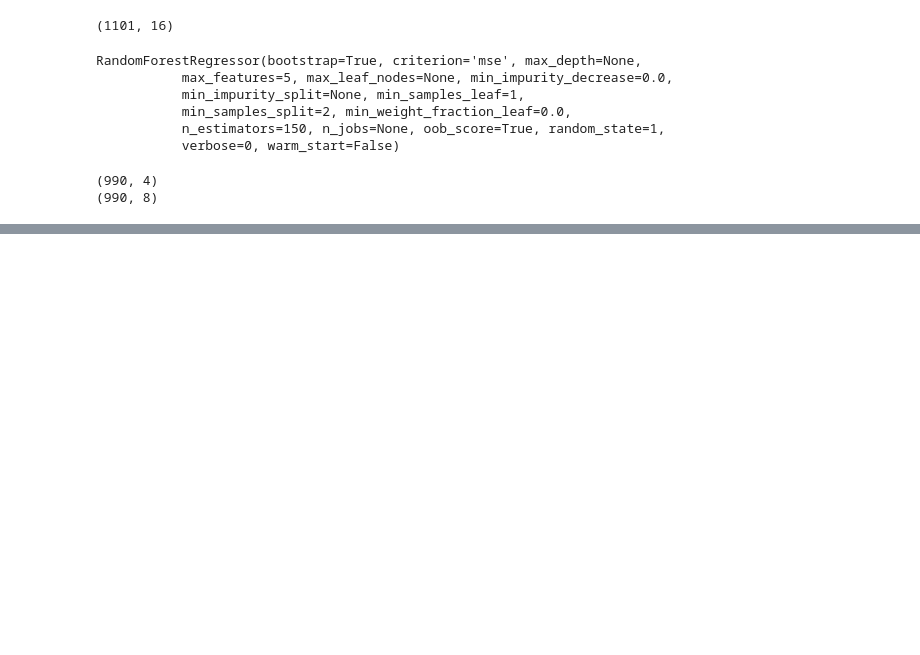
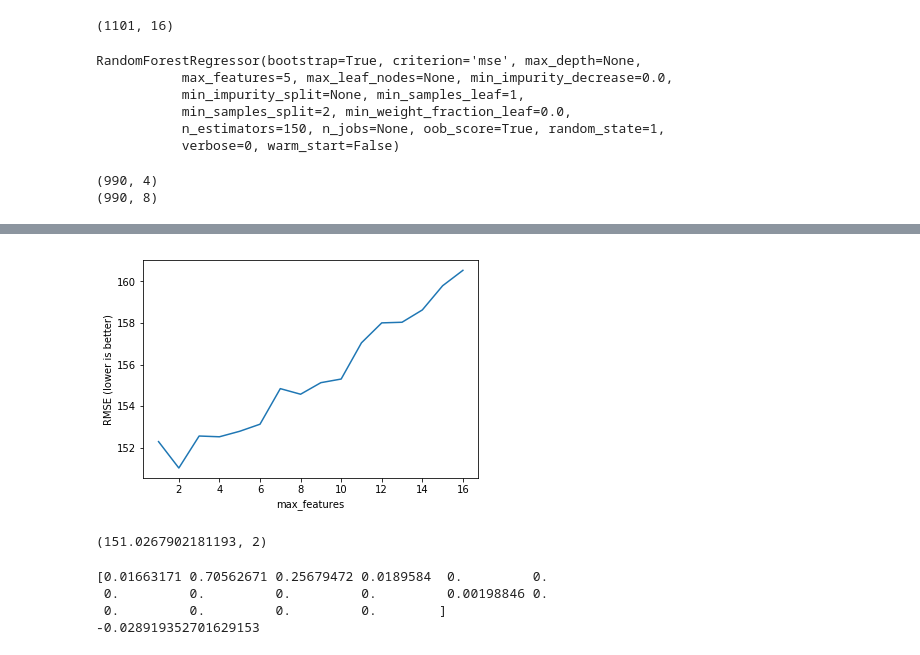
Before and after one commit to KayliBrownstein/data-science-flatworld-sales, a Jupyter notebook: revised_institutions_eda.ipynb, the cells around one changed output, grey strips where cells are left out. Drawn from its saved outputs; the diff is of its cells as text; code cells hidden in the pictures; blank space fills up the shorter version.

```diff
--- a/revised_institutions_eda.ipynb
+++ b/revised_institutions_eda.ipynb
@@ -669,0 +707,25 @@ np.mean(np.sqrt(-scores))
+# %%
+# List of values to try for max_features:
+feature_range = list(range(1, len(feature_cols)+1))
+
+# List to store the average RMSE for each value of max_features:
+RMSE_scores = []
+
+# Use 10-fold cross-validation with each value of max_features (Warning: Super slow!).
+for feature in feature_range:
+    rfreg = RandomForestRegressor(n_estimators=150, max_features=feature, random_state=1)
+    MSE_scores = cross_val_score(rfreg, X, y, cv=10, scoring='neg_mean_squared_error')
+    RMSE_scores.append(np.mean(np.sqrt(-MSE_scores)))
+# %%
+# Plot max_features (x-axis) versus RMSE (y-axis).
+
+plt.plot(feature_range, RMSE_scores);
+
+plt.xlabel('max_features');
+plt.ylabel('RMSE (lower is better)');
+# %% [output]
+[figure, added]
+# %%
+sorted(zip(RMSE_scores, feature_range))[0]
+# %% [output]
+(151.0267902181193, 2)
@@ -669,0 +852,15 @@ np.mean(np.sqrt(-scores))
+# %%
+from sklearn.datasets import make_regression
+
+regr = RandomForestRegressor(max_depth=2, random_state=0,
+                              n_estimators=100)
+regr.fit(X_train, y_train)
+
+print(regr.feature_importances_)
+ypreds = regr.predict(X_test)
+print(regr.score(X_test, y_test))
+# %% [output]
+[0.01663171 0.70562671 0.25679472 0.0189584  0.         0.
+ 0.         0.         0.         0.         0.00198846 0.
+ 0.         0.         0.         0.        ]
+-0.028919352701629153
```
Also changed, not shown: parts of 34 cells of this notebook.
